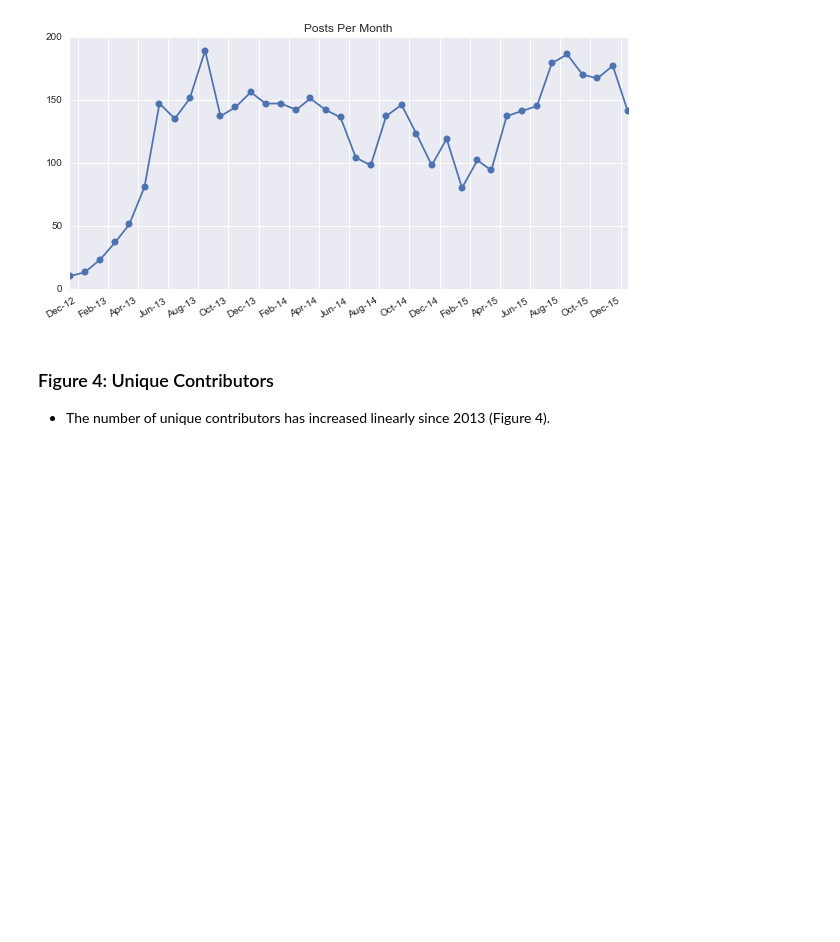
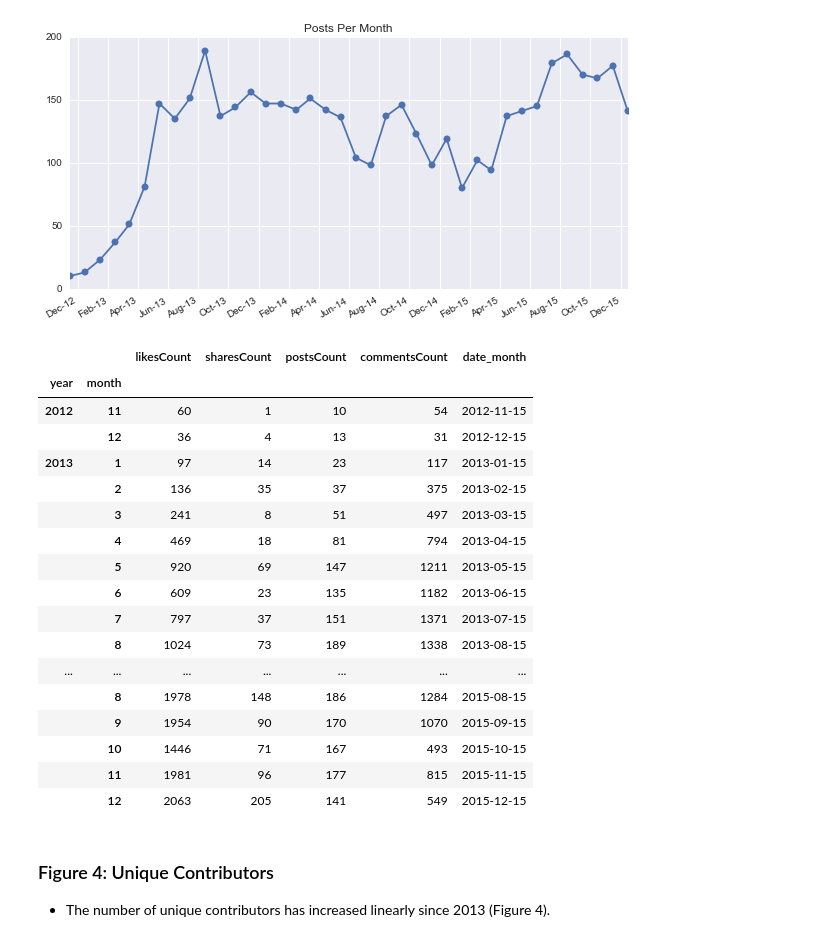
Before and after one commit to darkruby501/OrphanCode, a Jupyter notebook: EAFBGroupPosts/EA Facebook Group - Posts Analysis '15.ipynb, the cells around one changed output. Drawn from its saved outputs; the diff is of its cells as text; code cells hidden in the pictures; blank space fills up the shorter version.

```diff
--- a/EAFBGroupPosts/EA Facebook Group - Posts Analysis '15.ipynb
+++ b/EAFBGroupPosts/EA Facebook Group - Posts Analysis '15.ipynb
@@ -168,6 +168,27 @@ ax1.set_title('Posts Per Month')
 # %% [output]
 <matplotlib.text.Text at 0x...>
 [figure]
+# %%
+postsW
+# %% [output]
+|  |  | likesCount | sharesCount | postsCount | commentsCount | date_month |
+| year | month |  |  |  |  |  |
+| 2012 | 11 | 60 | 1 | 10 | 54 | 2012-11-15 |
+|  | 12 | 36 | 4 | 13 | 31 | 2012-12-15 |
+| 2013 | 1 | 97 | 14 | 23 | 117 | 2013-01-15 |
+|  | 2 | 136 | 35 | 37 | 375 | 2013-02-15 |
+|  | 3 | 241 | 8 | 51 | 497 | 2013-03-15 |
+|  | 4 | 469 | 18 | 81 | 794 | 2013-04-15 |
+|  | 5 | 920 | 69 | 147 | 1211 | 2013-05-15 |
+|  | 6 | 609 | 23 | 135 | 1182 | 2013-06-15 |
+|  | 7 | 797 | 37 | 151 | 1371 | 2013-07-15 |
+|  | 8 | 1024 | 73 | 189 | 1338 | 2013-08-15 |
+| ... | ... | ... | ... | ... | ... | ... |
+|  | 8 | 1978 | 148 | 186 | 1284 | 2015-08-15 |
+|  | 9 | 1954 | 90 | 170 | 1070 | 2015-09-15 |
+|  | 10 | 1446 | 71 | 167 | 493 | 2015-10-15 |
+|  | 11 | 1981 | 96 | 177 | 815 | 2015-11-15 |
+|  | 12 | 2063 | 205 | 141 | 549 | 2015-12-15 |
 # %% [markdown]
 ### Figure 4: Unique Contributors
 * The number of unique contributors has increased linearly since 2013 (Figure 4).
```
Also changed, not shown: parts of 6 cells of this notebook, 1 other file.
